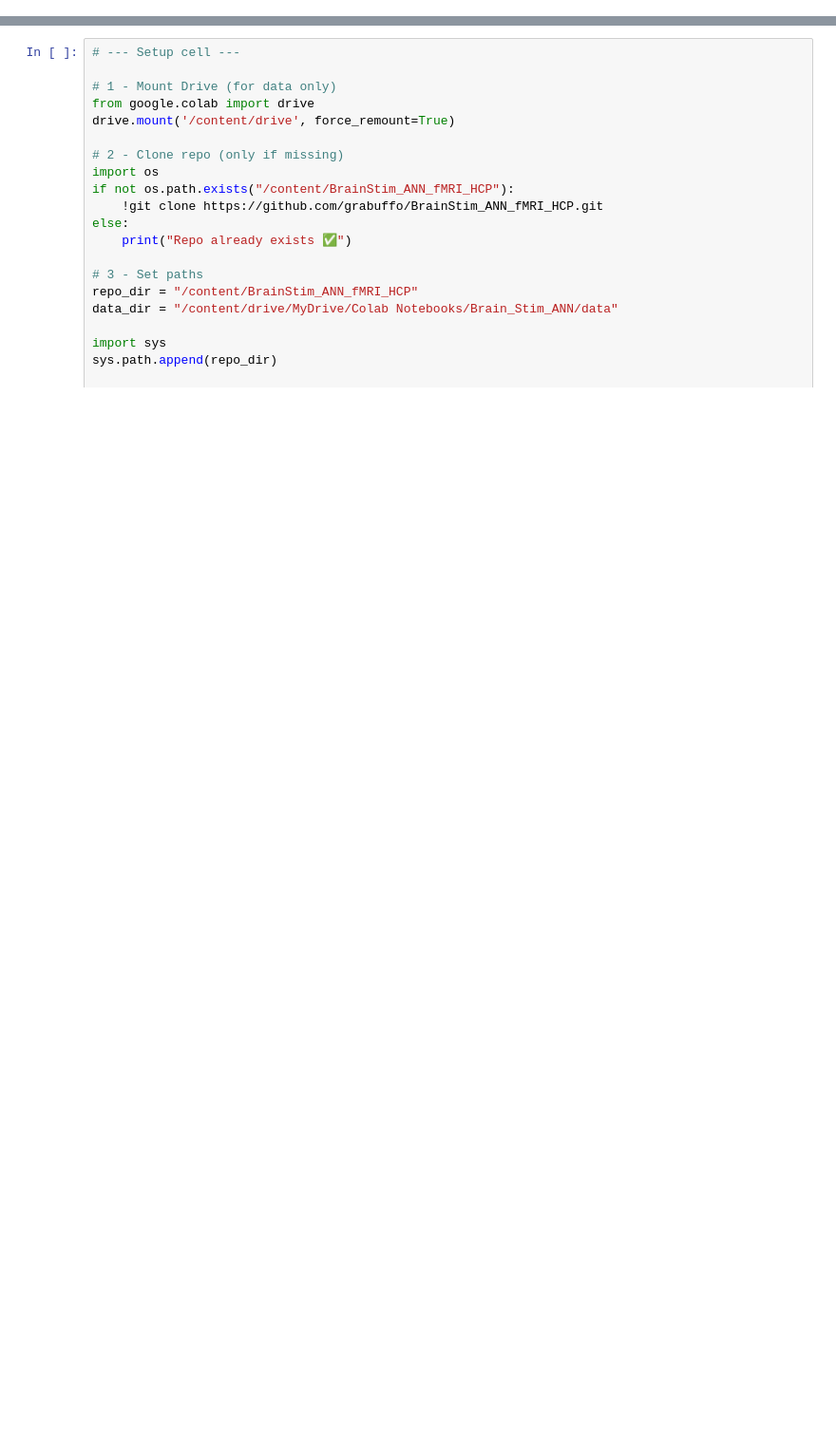
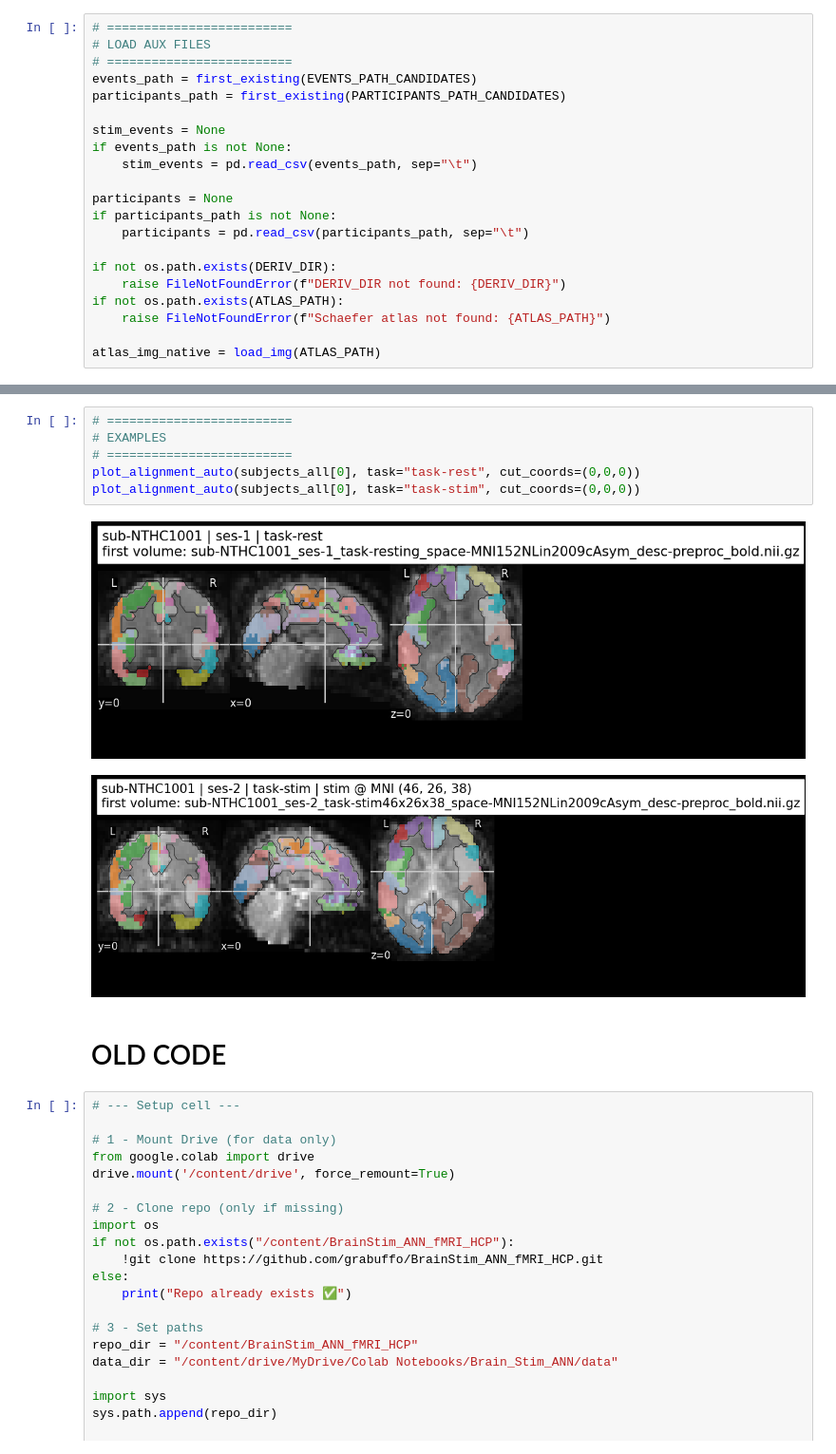
Before and after one commit to grabuffo/BrainStim_ANN_fMRI_HCP, a Jupyter notebook: notebooks/Process_TMS_fMRI_data.ipynb, the cells around one changed output, grey strips where cells are left out. Shown at 95% size. Saved outputs shown, nothing was run; the diff lists cells and outputs as text; blank space fills up the shorter version.

```diff
--- a/notebooks/Process_TMS_fMRI_data.ipynb
+++ b/notebooks/Process_TMS_fMRI_data.ipynb
@@ -2,0 +143,21 @@
+# %%
+# =========================
+# LOAD AUX FILES
+# =========================
+events_path = first_existing(EVENTS_PATH_CANDIDATES)
+participants_path = first_existing(PARTICIPANTS_PATH_CANDIDATES)
+
+stim_events = None
+if events_path is not None:
+    stim_events = pd.read_csv(events_path, sep="\t")
+
+participants = None
+if participants_path is not None:
+    participants = pd.read_csv(participants_path, sep="\t")
+
+if not os.path.exists(DERIV_DIR):
+    raise FileNotFoundError(f"DERIV_DIR not found: {DERIV_DIR}")
+if not os.path.exists(ATLAS_PATH):
+    raise FileNotFoundError(f"Schaefer atlas not found: {ATLAS_PATH}")
+
+atlas_img_native = load_img(ATLAS_PATH)
@@ -3,3 +469,14 @@
+# %%
+# =========================
+# EXAMPLES
+# =========================
+plot_alignment_auto(subjects_all[0], task="task-rest", cut_coords=(0,0,0))
+plot_alignment_auto(subjects_all[0], task="task-stim", cut_coords=(0,0,0))
+# %% [output]
+[figure, added]
+[figure, added]
+# %% [markdown]
+# OLD CODE
 # %%
 # --- Setup cell ---
 
```
Also changed, not shown: parts of 11 cells of this notebook.
